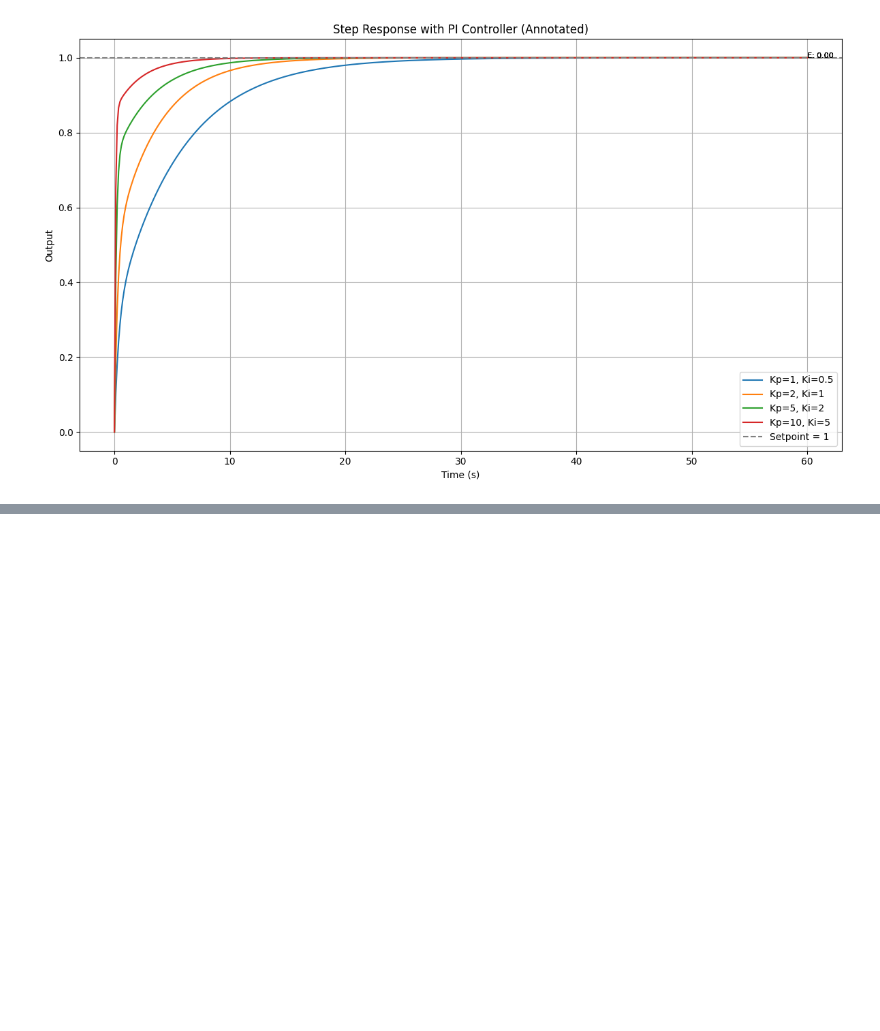
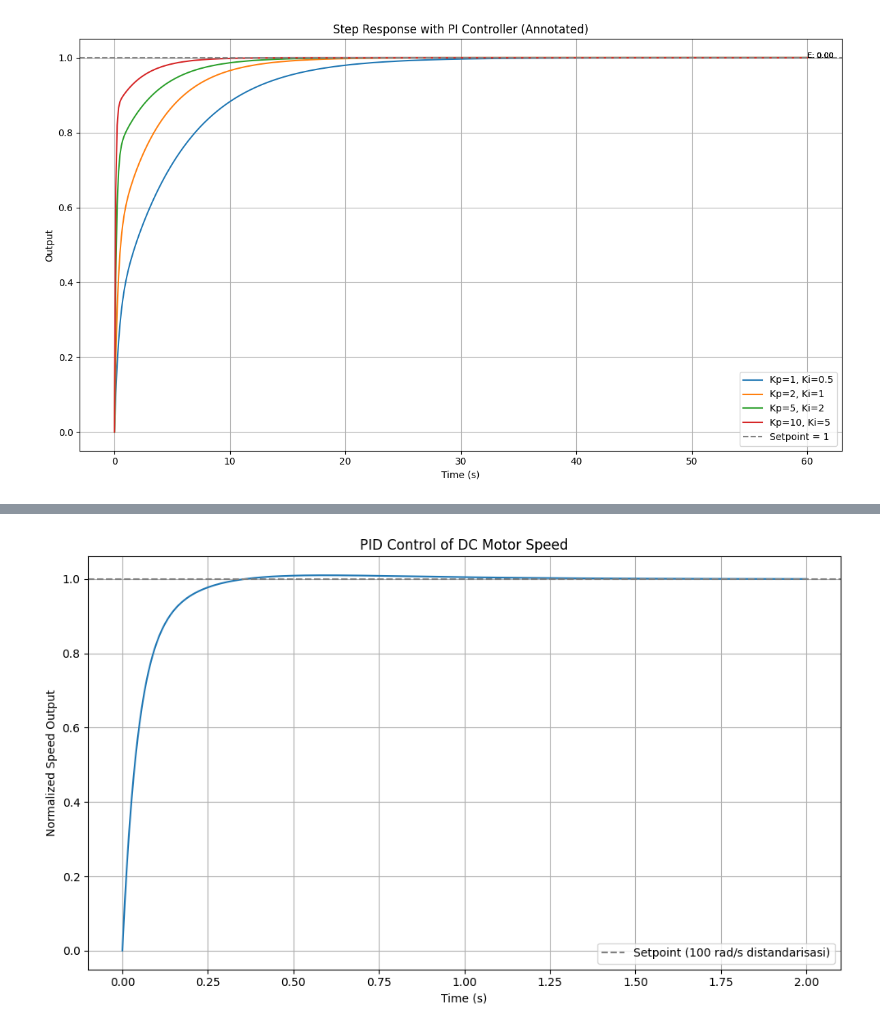
Before and after one commit to hydekage/Sistem-Automasi, a Jupyter notebook: Modul_PID_Controller.ipynb, the cells around one changed output, grey strips where cells are left out. Saved outputs shown, nothing was run; the diff lists cells and outputs as text; code cells hidden in the pictures; blank space fills up the shorter version.

```diff
--- a/Modul_PID_Controller.ipynb
+++ b/Modul_PID_Controller.ipynb
@@ -202,0 +234,47 @@ plt.show()
+# %%
+import numpy as np
+import matplotlib.pyplot as plt
+import control as ctrl
+
+# Parameter Motor DC
+K = 0.01
+J = 0.01
+b = 0.1
+R = 1
+L = 0.5
+
+# Numerator dan denominator dari G(s)
+num = [K]
+den = [L*J, L*b + R*J, R*b + K**2]
+
+# Transfer function dari motor DC
+G = ctrl.tf(num, den)
+
+# Parameter PID
+Kp = 100
+Ki = 200
+Kd = 10
+
+# PID Controller: C(s) = Kd*s^2 + Kp*s + Ki / s
+C = ctrl.tf([Kd, Kp, Ki], [1, 0])
+
+# Sistem loop tertutup
+T = ctrl.feedback(C * G, 1)
+
+# Simulasi step
+t = np.linspace(0, 2, 500)
+t_out, y_out = ctrl.step_response(T, T=t)
+
+# Plot
+plt.figure(figsize=(10, 6))
+plt.plot(t_out, y_out)
+plt.axhline(1, color='gray', linestyle='--', label="Setpoint (100 rad/s distandarisasi)")
+plt.title("PID Control of DC Motor Speed")
+plt.xlabel("Time (s)")
+plt.ylabel("Normalized Speed Output")
+plt.grid(True)
+plt.legend()
+plt.tight_layout()
+plt.show()
+# %% [output]
+[figure, added]
```
Also changed, not shown: parts of 1 cell of this notebook.
